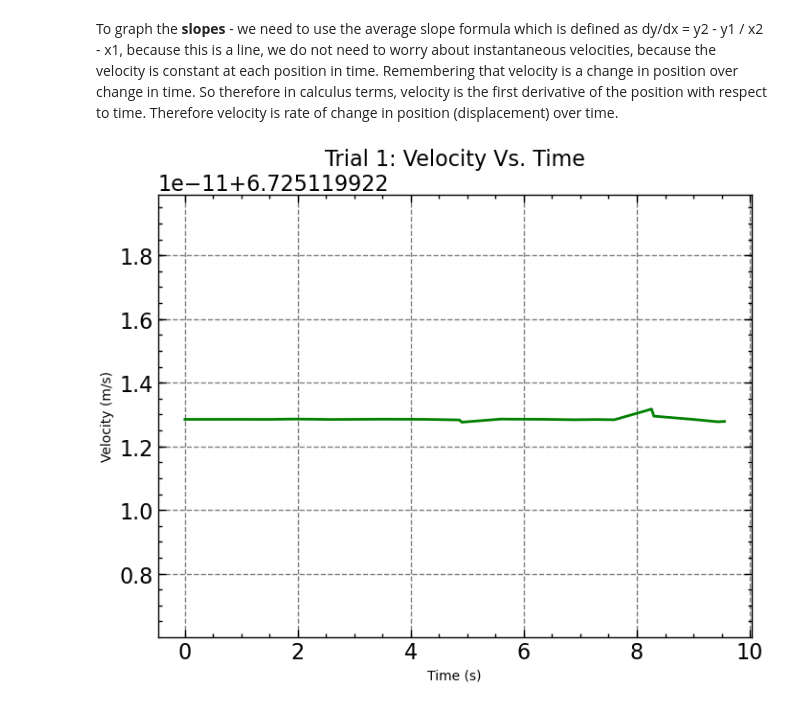
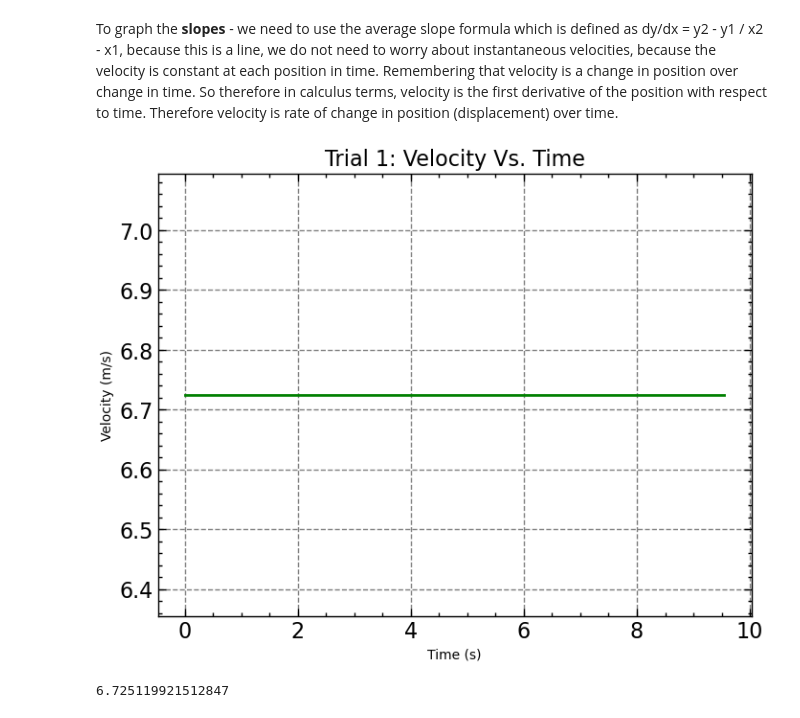
Before and after one commit to triopix/DVAT-GRAPHS, a Jupyter notebook: DVAT-Code/trials/trial1/trial_one.ipynb, the cells around one changed output. Saved outputs shown, nothing was run; the diff lists cells and outputs as text; code cells hidden in the pictures.

Commit message:
Update/fix velocity and acceleration graphs

```diff
--- a/DVAT-Code/trials/trial1/trial_one.ipynb
+++ b/DVAT-Code/trials/trial1/trial_one.ipynb
@@ -98,30 +99,26 @@ y = (6.73x) + (-3.57)
 Now we need to create the respective velocity time graph. Recalling that if the position/time graph is linear, then that means velocity is uniform and constant moving in the direction either positive or negative determined by the position/time graph. This also means that there is no acceleration because the velocity is constant.
 # %% [markdown]
 To graph the __slopes__ - we need to use the average slope formula which is defined as dy/dx = y2 - y1 / x2 - x1, because this is a line, we do not need to worry about instantaneous velocities, because the velocity is constant at each position in time. Remembering that velocity is a change in position over change in time. So therefore in calculus terms, velocity is the first derivative of the position with respect to time. Therefore velocity is rate of change in position (displacement) over time.
-# %%
-# Calculating the velocity
-
-
-"""
-
-Here, we are using the np.gradient() function to calculate the instantaneous velocity values at each time point,
-using the line of best fit equation we obtained earlier (i.e., lin_func(time_values, m, b)).
-The resulting velocity values are then plotted against the time values using plt.plot() function.
-The np.gradient() function calculates the derivative of an array, and returns an array of the same shape as the input array.
-In this case, we are using it to calculate the derivative of the line of best fit equation with respect to time
-(i.e., the instantaneous velocity values).
-
-The resulting velocity_values array contains the instantaneous velocity values at each time point,
-and is then plotted against the time_values array using plt.plot() function,
-with the color set to green and the linestyle set to solid (-).
-"""
-
-velocity_values = np.gradient(lin_func(time_values, m, b), time_values)
-
-plt.plot(time_values, velocity_values, color='green', linestyle='-')
-plt.xlabel('Time (s)')
-plt.ylabel('Velocity (m/s)')
-plt.title('Trial 1: Velocity Vs. Time')
-plt.show()
-# %% [output]
-[figure, removed]
+# %%
+# If the primary function is linear - just return the slope, which is a constant value for the first derivative which is velocity
+def derivative_lin_func(x, m, b):
+    return m
+
+# Calculate the derivative at each time point
+derivative_values = np.full((22,), derivative_lin_func(time_points, m, b))
+
+# Plot the derivative
+plt.plot(time_values, derivative_values, color='green', linestyle='-')
+
+# Add labels and legend to the plot
+plt.xlabel('Time (s)')
+plt.ylabel('Velocity (m/s)')
+plt.title('Trial 1: Velocity Vs. Time')
+
+# Show the plot
+plt.show()
+
+print(m)
+# %% [output]
+[figure, added]
+6.725119921512847
```
Also changed, not shown: parts of 3 cells of this notebook.
